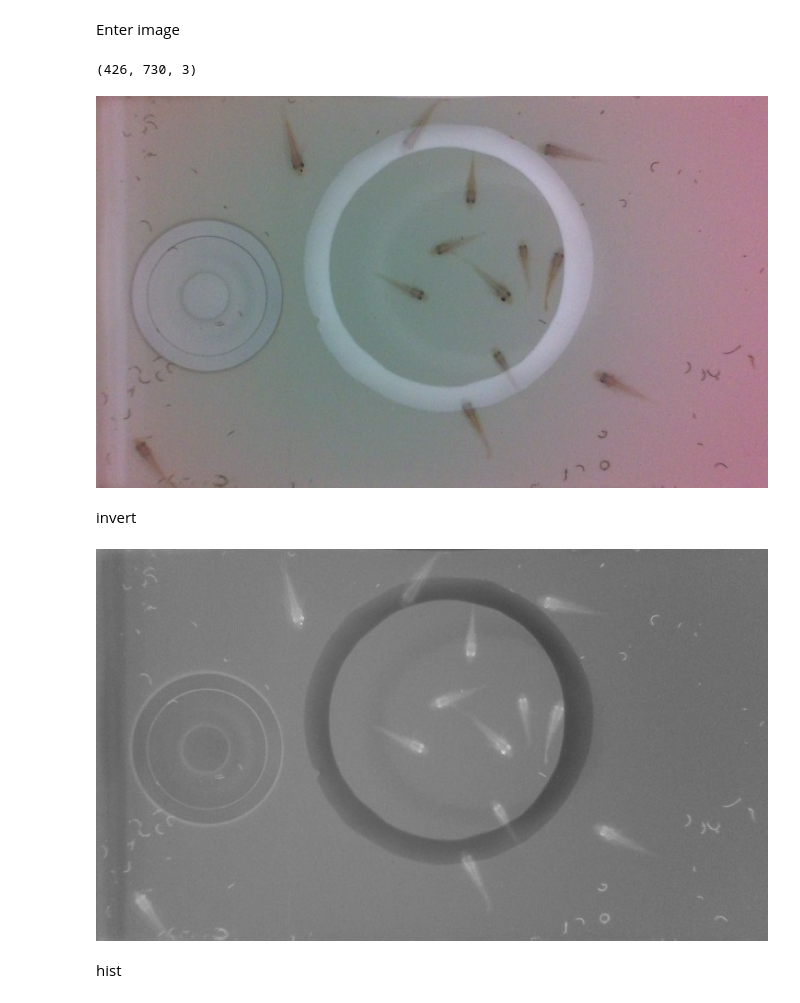
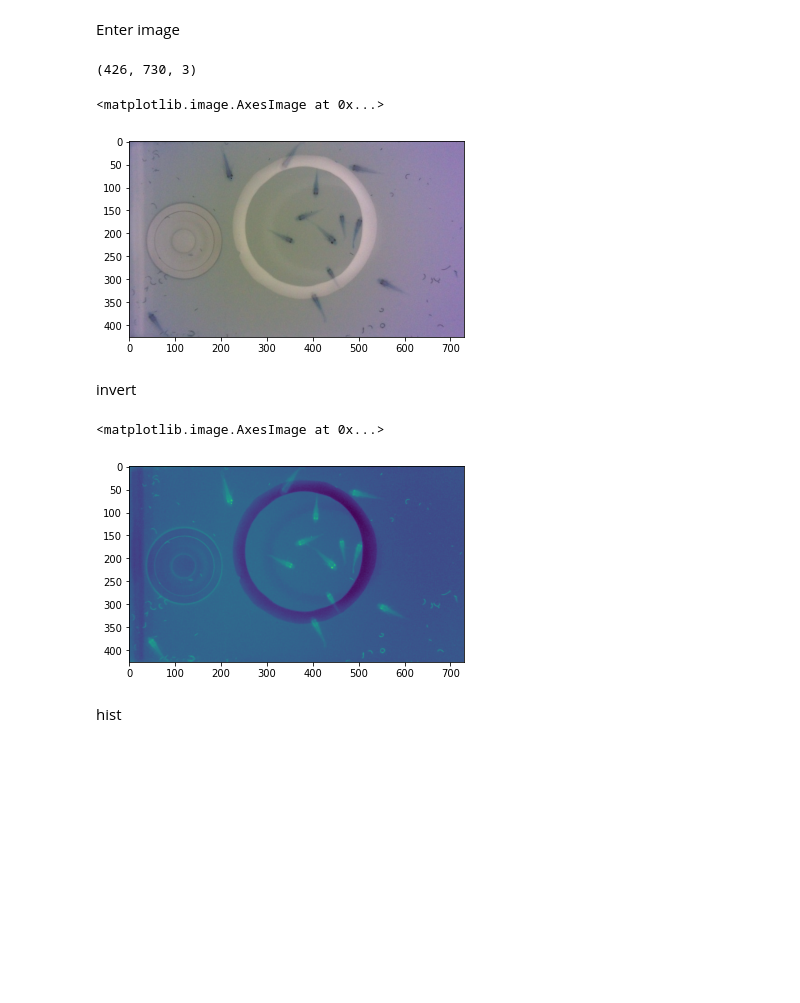
Before and after one commit to wanasyraf4/Ikan_kekek2, a Jupyter notebook: fish_counter.ipynb, the cells around one changed output. Saved outputs shown, nothing was run; the diff lists cells and outputs as text; code cells hidden in the pictures; blank space fills up the shorter version.

```diff
--- a/fish_counter.ipynb
+++ b/fish_counter.ipynb
@@ -21,26 +21,28 @@ Enter image
 # %%
 # For colored Image
 img = cv2.imread (path,1)
 
 # img.shape
 from google.colab.patches import cv2_imshow
 
 #dimension
 dim_img = img.shape
 print(dim_img)
 
-cv2_imshow(img)
+plt.imshow(img)
 # %% [output]
 (426, 730, 3)
+<matplotlib.image.AxesImage at 0x...>
-[figure, old version]
+[figure, new version]
 # %% [markdown]
 invert
 # %%
 g = cv2.cvtColor(img, cv2.COLOR_BGR2GRAY)
 g = cv2.bitwise_not(g)
-cv2_imshow(g)
+plt.imshow(g)
 # %% [output]
+<matplotlib.image.AxesImage at 0x...>
-[figure, old version]
+[figure, new version]
 # %% [markdown]
 hist
 # %%
```
Also changed, not shown: parts of 3 cells of this notebook.
